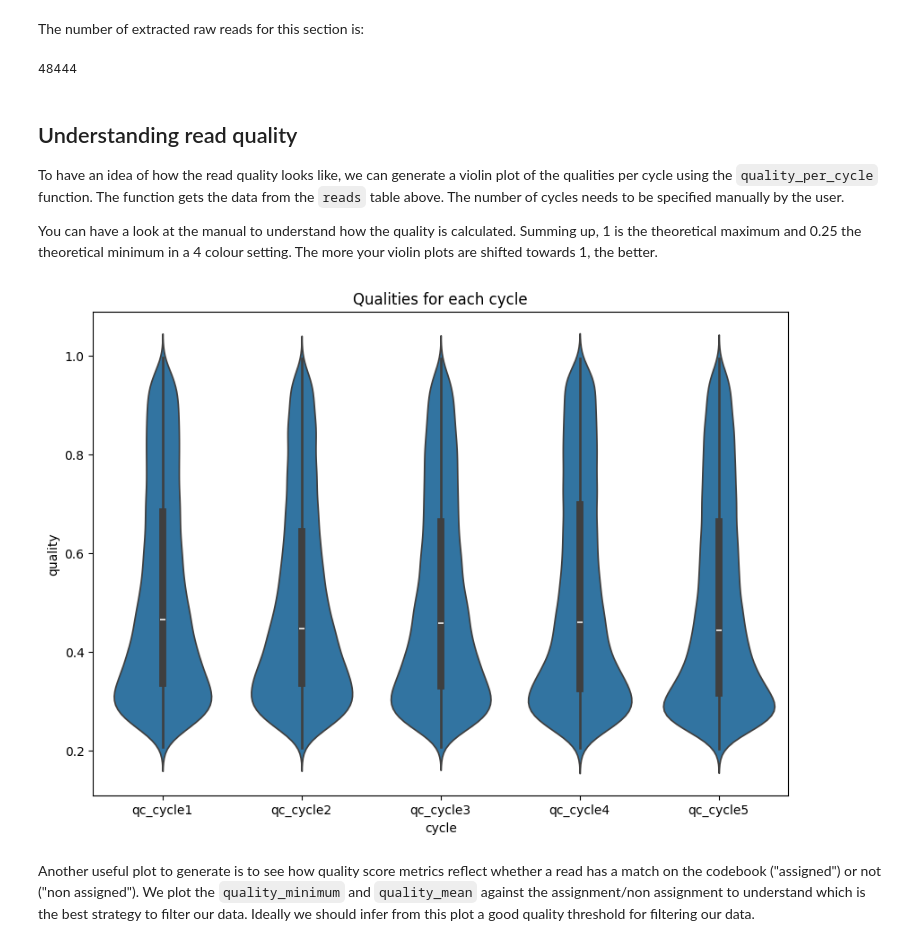
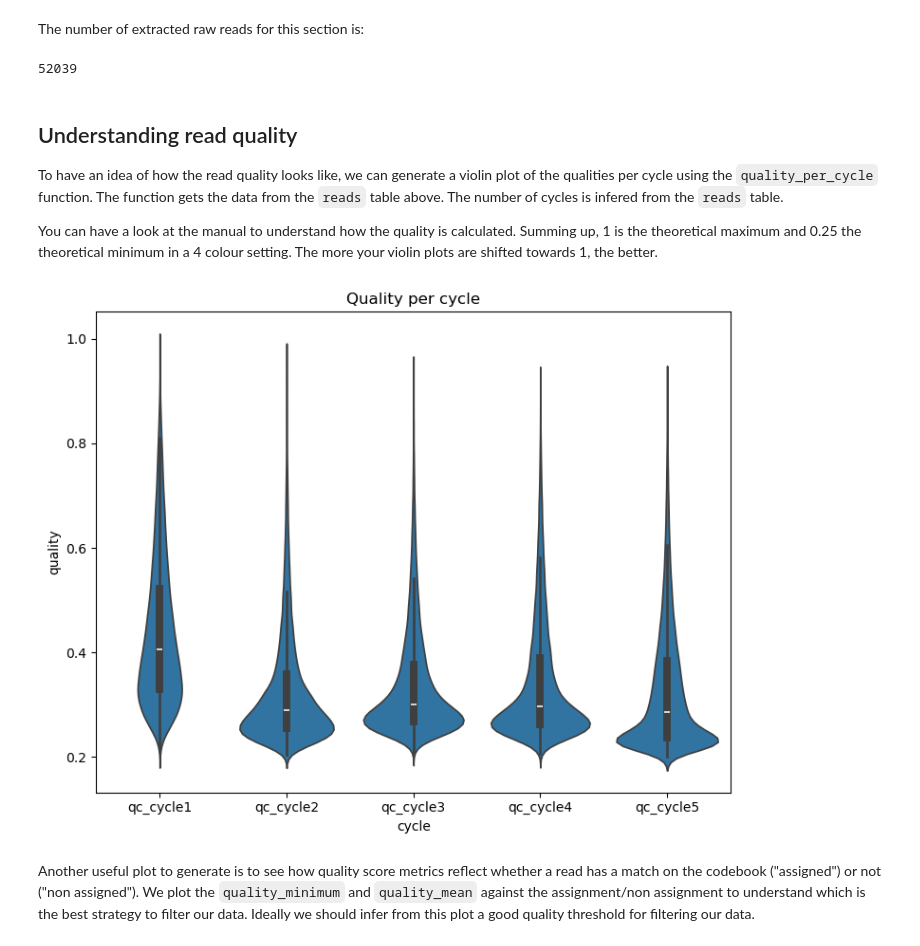
Before and after one commit to Moldia/ISS2025, a Jupyter notebook: ISS_decoding/Notebooks/ISS_decoding.ipynb, the cells around one changed output. Saved outputs shown, nothing was run; the diff lists cells and outputs as text; code cells hidden in the pictures.

Commit message:
Update preprocessing and decoding

```diff
--- a/ISS_decoding/Notebooks/ISS_decoding.ipynb
+++ b/ISS_decoding/Notebooks/ISS_decoding.ipynb
@@ -164,25 +170,30 @@ First of all we read the combined CSV file for one sections. You will have to in
 # %%
 region = 'R1'
+dense = True
 
 reads = pd.read_csv(
-    Path(input_dir) / region / 'decoding' / 'decoded' / f"{region}_decoded.csv"
+    Path(input_dir)
+    / region
+    / 'decoding'
+    / f"2_decoded{'_dense' if dense else ''}"
+    / f"{region}_decoded.csv"
 )
 # %% [markdown]
 The number of extracted raw reads for this section is:
 # %%
 len(reads)
 # %% [output]
-48444
+52039
 # %% [markdown]
 ## Understanding read quality
 
-To have an idea of how the read quality looks like, we can generate a violin plot of the qualities per cycle using the `quality_per_cycle` function. The function gets the data from the `reads` table above. The number of cycles needs to be specified manually by the user.
+To have an idea of how the read quality looks like, we can generate a violin plot of the qualities per cycle using the `quality_per_cycle` function. The function gets the data from the `reads` table above. The number of cycles is infered from the `reads` table.
 
 You can have a look at the manual to understand how the quality is calculated. Summing up, 1 is the theoretical maximum and 0.25 the theoretical minimum in a 4 colour setting. The more your violin plots are shifted towards 1, the better.
 # %%
-QC.quality_per_cycle(reads,cycles=5)
+QC.quality_per_cycle(reads)
 # %% [output]
-[figure, old version]
+[figure, new version]
 # %% [markdown]
 Another useful plot to generate is to see how quality score metrics reflect whether a read has a match on the codebook ("assigned") or not ("non assigned"). We plot the `quality_minimum` and `quality_mean` against the assignment/non assignment to understand which is the best strategy to filter our data. Ideally we should infer from this plot a good quality threshold for filtering our data.
 # %%
```
Also changed, not shown: parts of 6 cells of this notebook, 6 other files.
